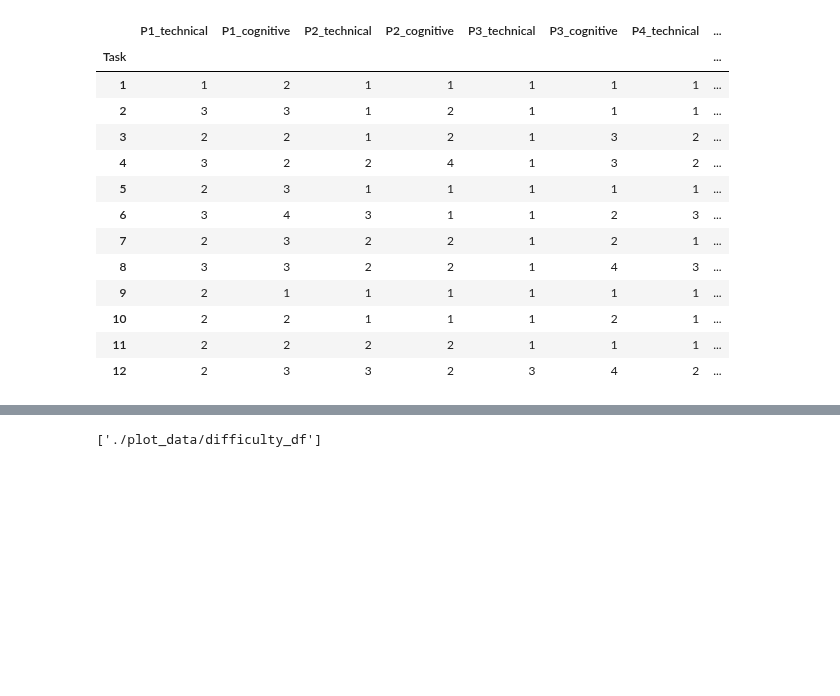
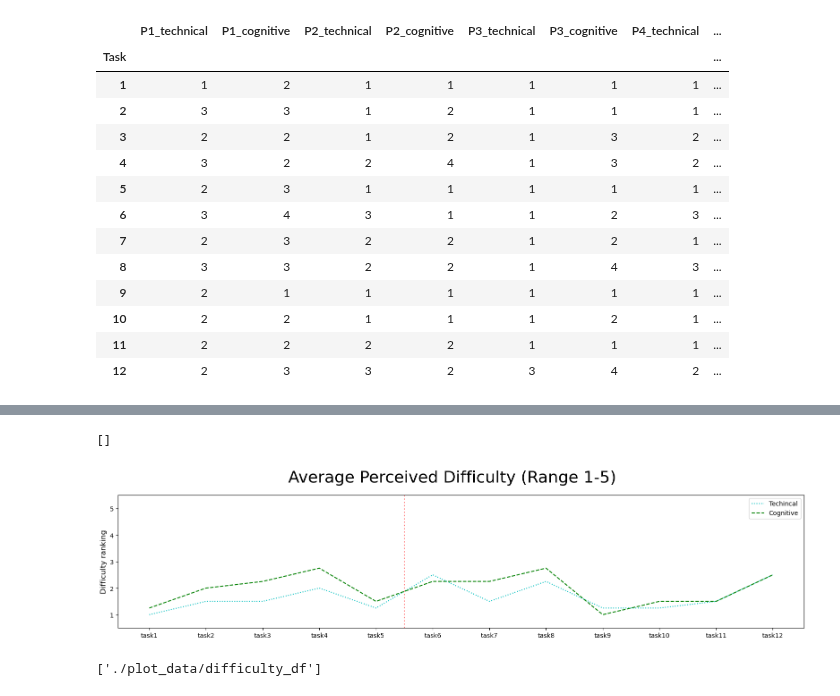
Before and after one commit to wnetzel/Pilot-Study, a Jupyter notebook: Notebooks/Questionnaire.ipynb, the cells around one changed output, grey strips where cells are left out. Drawn from its saved outputs; the diff is of its cells as text; code cells hidden in the pictures; blank space fills up the shorter version.

```diff
--- a/Notebooks/Questionnaire.ipynb
+++ b/Notebooks/Questionnaire.ipynb
@@ -81,0 +84,14 @@ plt.plot()
+# %%
+# Making new dataframes pr category
+tech_diff = pd.DataFrame()
+cogn_diff = pd.DataFrame()
+
+for col in difficulty_df:
+    if 'technical' in col:
+        tech_diff[col] = difficulty_df[col]
+    if 'cognitive' in col:
+        cogn_diff[col] = difficulty_df[col]
+# %%
+# Making new columns with Means
+tech_diff['task_mean'] = tech_diff.mean(axis=1)
+cogn_diff['task_mean'] = cogn_diff.mean(axis=1)
@@ -82,3 +132,29 @@ plt.plot()
+# %%
+fig, ax = plt.subplots(figsize=(16,4))
+
+fig.suptitle('Average Perceived Difficulty (Range 1-5)', fontsize=26)
+
+ax.plot(labels, tech_diff['task_mean'], ':c', label='Techincal')
+ax.plot(labels, cogn_diff['task_mean'], '--g', label='Cognitive')
+
+ax.set_ylim(0.5,5.5)
+
+ax.set_ylabel('Difficulty ranking', fontsize=12)
+
+# Border between Impro and Scales
+ax.axvline(x=4.5, ls=':', lw=2, c='r', alpha=0.5)
+
+ax.legend()
+
+# Only ticks from 1-5
+ax.set_yticks(np.arange(1, 6))
+
+plt.tight_layout()
+plt.savefig("./plots/quest_avg.pdf")
+plt.plot()
+# %% [output]
+[]
+[figure, added]
 # %%
 joblib.dump(difficulty_df, "./plot_data/difficulty_df")
 # %% [output]
```
Also changed, not shown: parts of 4 cells of this notebook, 3 other files.
